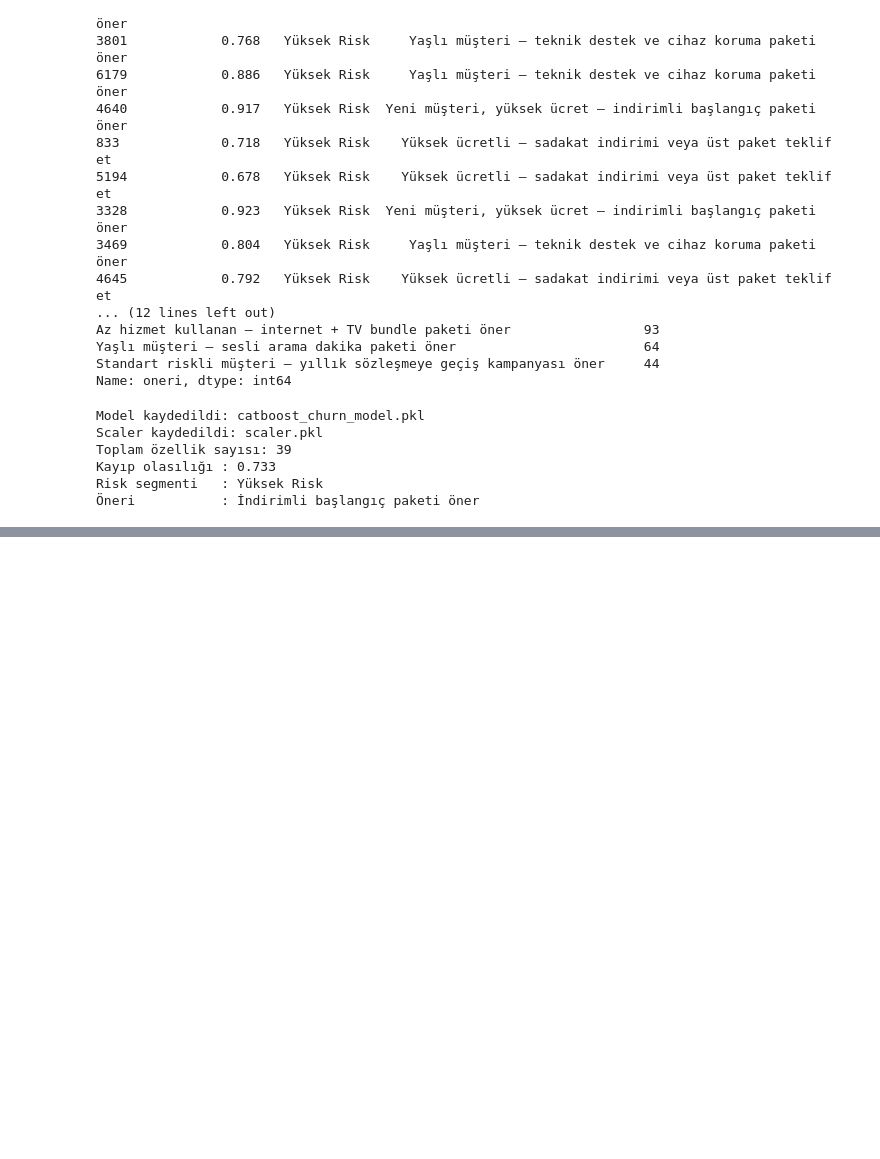
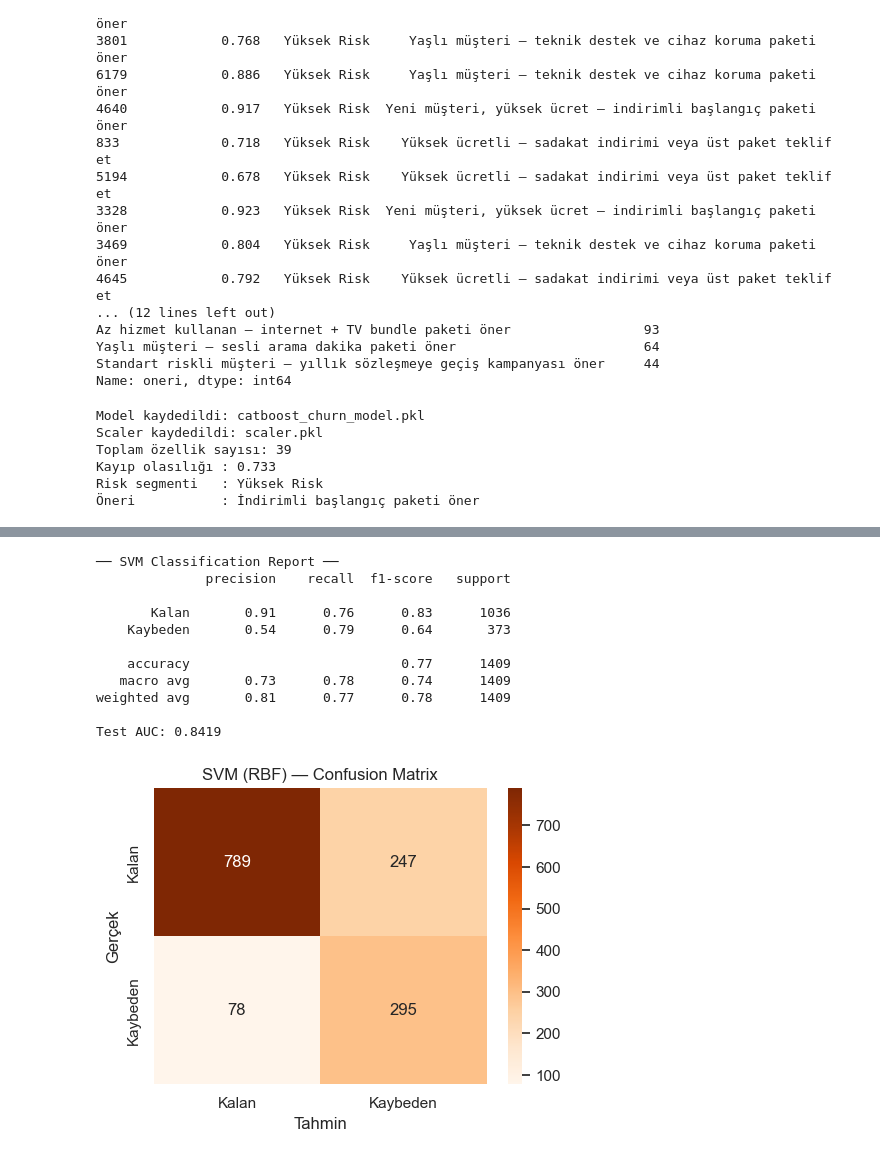
Before and after one commit to OguzIronCode/Customer-Node, a Jupyter notebook: AI_EDA.ipynb, the cells around one changed output, grey strips where cells are left out. Cells and saved outputs as stored; diff of their text form; code cells hidden in the pictures; blank space fills up the shorter version.

```diff
--- a/AI_EDA.ipynb
+++ b/AI_EDA.ipynb
@@ -1571,0 +1767,48 @@ Risk segmenti   : Yüksek Risk
+# %%
+from sklearn.svm import SVC
+from sklearn.metrics import classification_report, roc_auc_score, confusion_matrix, roc_curve
+import matplotlib.pyplot as plt
+import seaborn as sns
+import numpy as np
+
+# ── SVM Eğitim ──
+# probability=True → predict_proba için zorunlu
+svm_model = SVC(
+    kernel      = "rbf",      # rbf genelde en iyi sonucu verir
+    C           = 1.0,        # regularization (büyük → az hata, fazla fit)
+    gamma       = "scale",    # otomatik ölçekleme
+    probability = True,
+    random_state= 42,
+    class_weight= "balanced"  # churn imbalanced olduğu için önemli
+)
+svm_model.fit(X_train_scaled, y_train)
+
+y_pred_svm  = svm_model.predict(X_test_scaled)
+y_proba_svm = svm_model.predict_proba(X_test_scaled)[:, 1]
+
+print("── SVM Classification Report ──")
+print(classification_report(y_test, y_pred_svm, target_names=["Kalan", "Kaybeden"]))
+print(f"Test AUC: {roc_auc_score(y_test, y_proba_svm):.4f}")
+
+# ── Confusion Matrix ──
+cm_svm = confusion_matrix(y_test, y_pred_svm)
+plt.figure(figsize=(5, 4))
+sns.heatmap(cm_svm, annot=True, fmt="d", cmap="Oranges",
+            xticklabels=["Kalan","Kaybeden"],
+            yticklabels=["Kalan","Kaybeden"])
+plt.title("SVM (RBF) — Confusion Matrix")
+plt.ylabel("Gerçek"); plt.xlabel("Tahmin")
+plt.tight_layout(); plt.show()
+# %% [output]
+── SVM Classification Report ──
+              precision    recall  f1-score   support
+
+       Kalan       0.91      0.76      0.83      1036
+    Kaybeden       0.54      0.79      0.64       373
+
+    accuracy                           0.77      1409
+   macro avg       0.73      0.78      0.74      1409
+weighted avg       0.81      0.77      0.78      1409
+
+Test AUC: 0.8419
+[figure, added]
```
Also changed, not shown: parts of 29 cells of this notebook, 18 other files.
